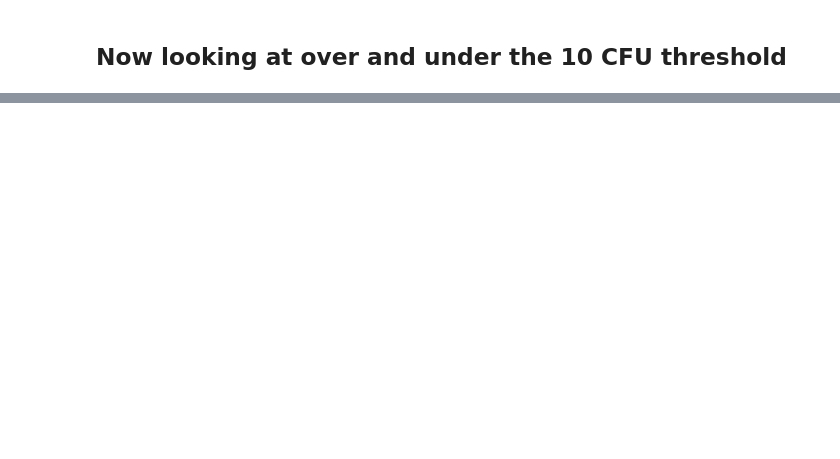
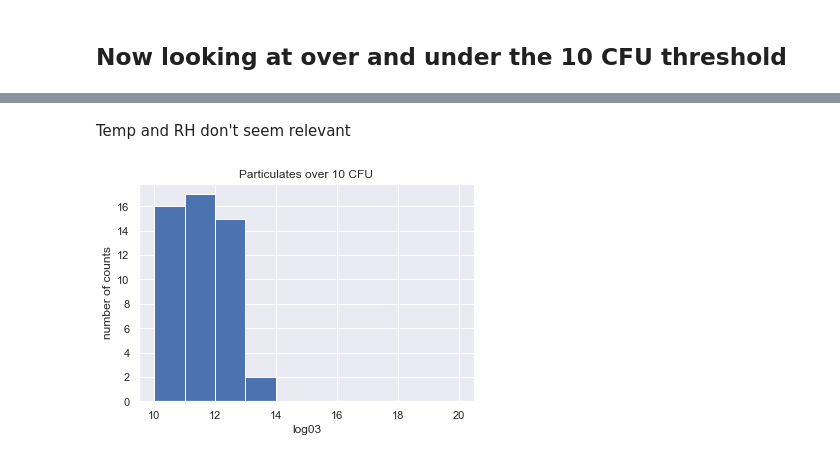
Before and after one commit to jamesclay06/Springboard, a Jupyter notebook: ViableSamplingProject/VAS_EDA.ipynb, the cells around one changed output, grey strips where cells are left out. Cells and saved outputs as stored; diff of their text form; code cells hidden in the pictures; blank space fills up the shorter version.

```diff
--- a/ViableSamplingProject/VAS_EDA.ipynb
+++ b/ViableSamplingProject/VAS_EDA.ipynb
@@ -116,0 +154,11 @@ hist = logdf.hist(bins=10, figsize=(10,10))
+# %% [markdown]
+Temp and RH don't seem relevant
+# %%
+sns.set()
+_ = plt.hist(logdf['log03'][dfT['threshold']=='over'],bins=binsize)
+_ = plt.xlabel('log03')
+_ = plt.ylabel('number of counts')
+_ = plt.title('Particulates over 10 CFU')
+plt.show()
+# %% [output]
+[figure, added]
```
Also changed, not shown: parts of 36 cells of this notebook.
